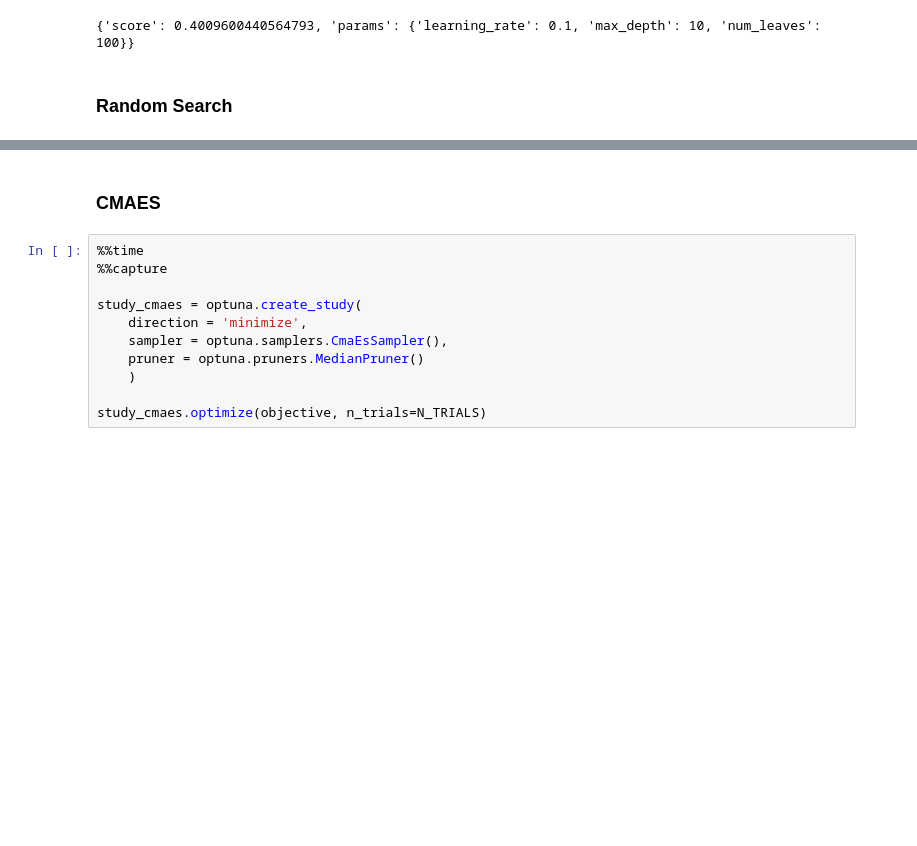
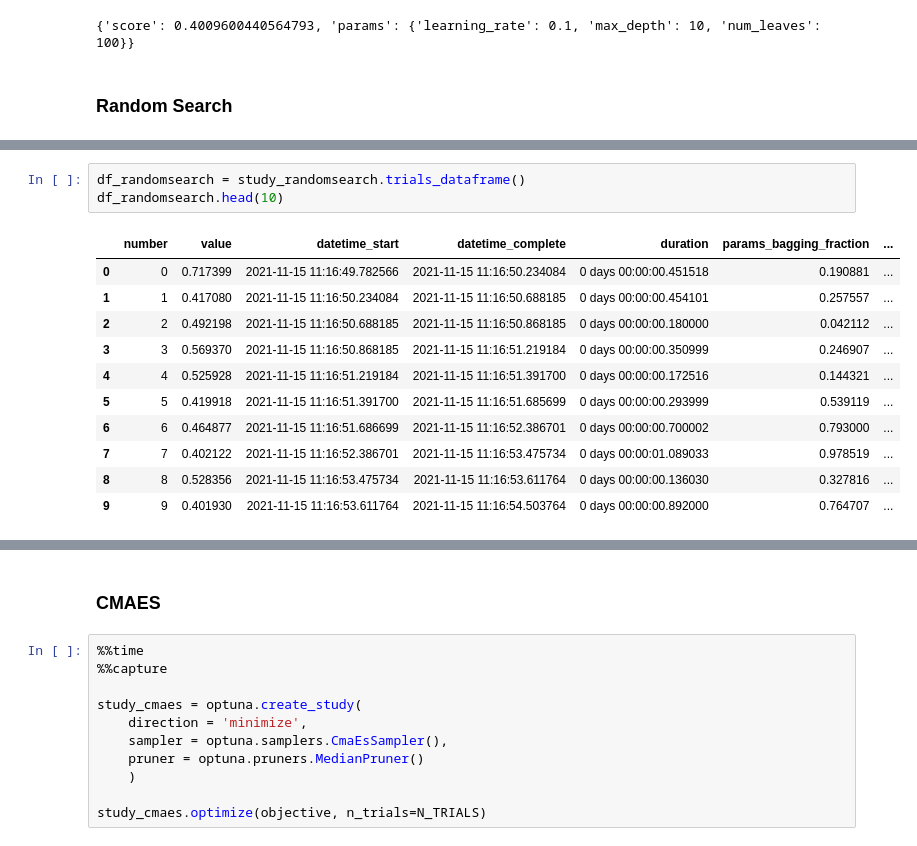
Before and after one commit to datarootsio/tutorial-hyperparameter-optimization, a Jupyter notebook: tutorial_notebook.ipynb, the cells around one changed output, grey strips where cells are left out. Saved outputs shown, nothing was run; the diff lists cells and outputs as text; blank space fills up the shorter version.

```diff
--- a/tutorial_notebook.ipynb
+++ b/tutorial_notebook.ipynb
@@ -321,3 +303,18 @@ Wall time: 1min 29s
+# %%
+df_randomsearch = study_randomsearch.trials_dataframe()
+df_randomsearch.head(10)
+# %% [output]
+|  | number | value | datetime_start | datetime_complete | duration | params_bagging_fraction | ... |
+| 0 | 0 | 0.717399 | 2021-11-15 11:16:49.782566 | 2021-11-15 11:16:50.234084 | 0 days 00:00:00.451518 | 0.190881 | ... |
+| 1 | 1 | 0.417080 | 2021-11-15 11:16:50.234084 | 2021-11-15 11:16:50.688185 | 0 days 00:00:00.454101 | 0.257557 | ... |
+| 2 | 2 | 0.492198 | 2021-11-15 11:16:50.688185 | 2021-11-15 11:16:50.868185 | 0 days 00:00:00.180000 | 0.042112 | ... |
+| 3 | 3 | 0.569370 | 2021-11-15 11:16:50.868185 | 2021-11-15 11:16:51.219184 | 0 days 00:00:00.350999 | 0.246907 | ... |
+| 4 | 4 | 0.525928 | 2021-11-15 11:16:51.219184 | 2021-11-15 11:16:51.391700 | 0 days 00:00:00.172516 | 0.144321 | ... |
+| 5 | 5 | 0.419918 | 2021-11-15 11:16:51.391700 | 2021-11-15 11:16:51.685699 | 0 days 00:00:00.293999 | 0.539119 | ... |
+| 6 | 6 | 0.464877 | 2021-11-15 11:16:51.686699 | 2021-11-15 11:16:52.386701 | 0 days 00:00:00.700002 | 0.793000 | ... |
+| 7 | 7 | 0.402122 | 2021-11-15 11:16:52.386701 | 2021-11-15 11:16:53.475734 | 0 days 00:00:01.089033 | 0.978519 | ... |
+| 8 | 8 | 0.528356 | 2021-11-15 11:16:53.475734 | 2021-11-15 11:16:53.611764 | 0 days 00:00:00.136030 | 0.327816 | ... |
+| 9 | 9 | 0.401930 | 2021-11-15 11:16:53.611764 | 2021-11-15 11:16:54.503764 | 0 days 00:00:00.892000 | 0.764707 | ... |
 # %%
 randomsearch = {'score': study_randomsearch.best_value, 'params': study_randomsearch.best_params}
 print(randomsearch)
```
Also changed, not shown: parts of 19 cells of this notebook.
